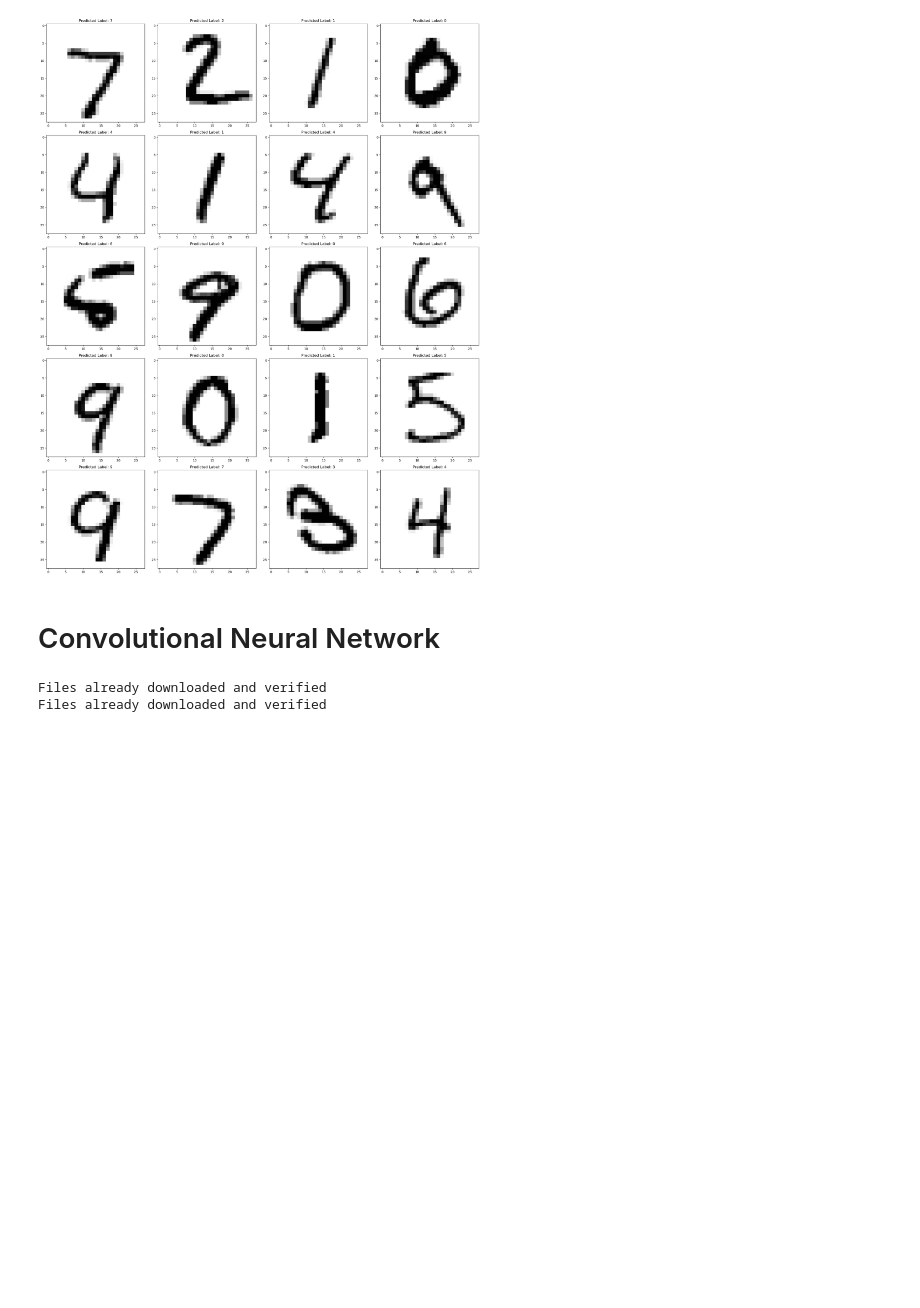
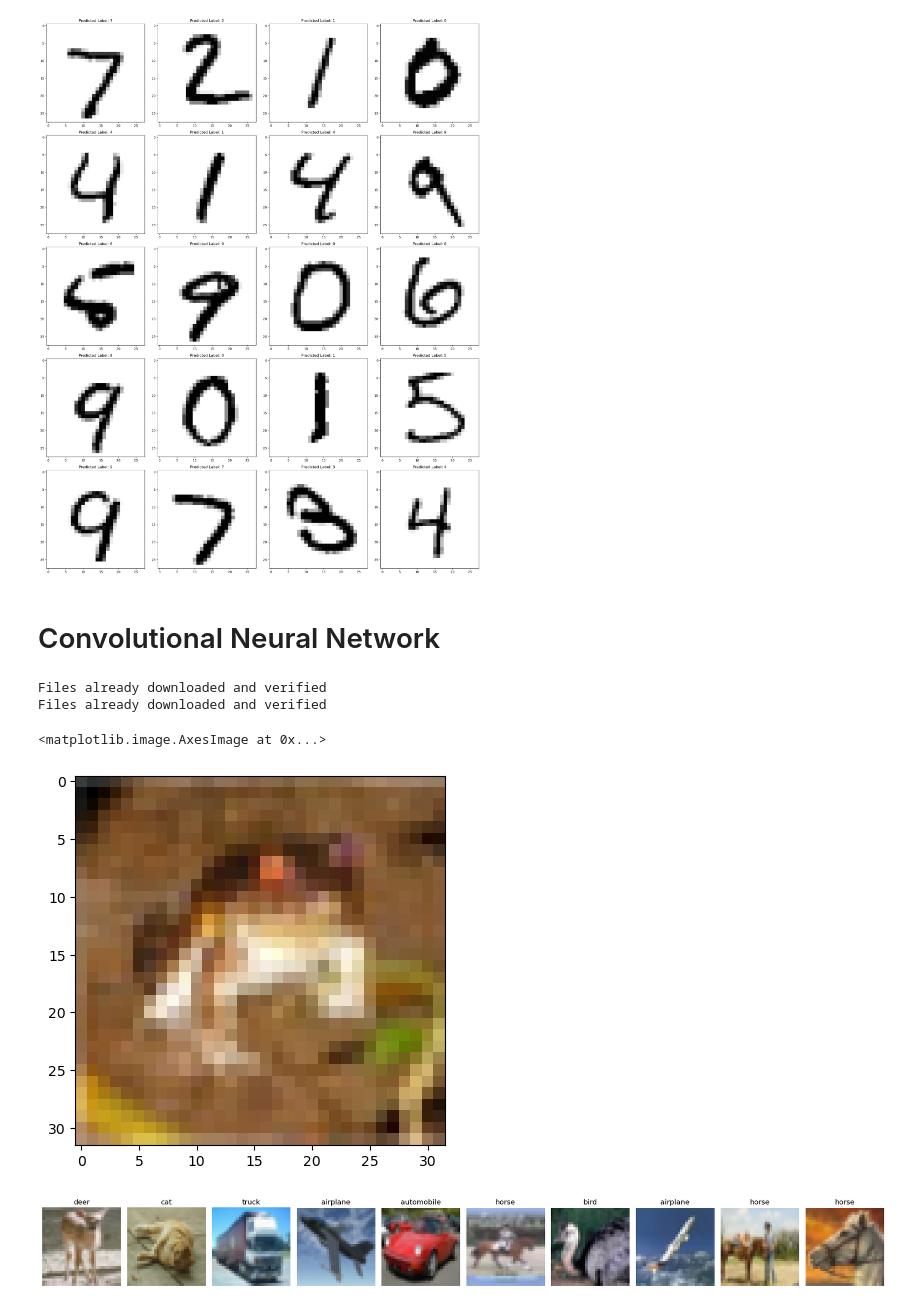
Before and after one commit to lamiselsayed/Computer-Vision-Repository, a Jupyter notebook: midterm prep/ann-cnn.ipynb, the cells around one changed output. Cells and saved outputs as stored; diff of their text form; code cells hidden in the pictures; blank space fills up the shorter version.

```diff
--- a/midterm prep/ann-cnn.ipynb
+++ b/midterm prep/ann-cnn.ipynb
@@ -500,3 +500,27 @@ testloader = DataLoader(testset, batch_size=batchsize, shuffle=True)
 # %% [output]
 Files already downloaded and verified
 Files already downloaded and verified
+# %%
+transform_back = transforms.Compose([transforms.Normalize((-1.,-1.,-1.),(2.,2.,2.)), transforms.ToPILImage()])
+
+plt.imshow(transform_back(trainset[0][0]))
+# %% [output]
+<matplotlib.image.AxesImage at 0x...>
+[figure, added]
+# %%
+images, labels = next(iter(train_dataloader))                                   # get one batch of training data
+
+idx_to_class = {value: key for key, value in trainset.class_to_idx.items()}
+
+plt.figure(figsize = (20, 30))
+
+for i in range(10):
+    plt.subplot(1, 10, i + 1)
+    plt.imshow(transform_back(images[i]))
+    plt.axis('off')
+    plt.title(idx_to_class[labels[i].item()])
+
+plt.tight_layout()
+plt.show()
+# %% [output]
+[figure, added]
```
Also changed, not shown: parts of 8 cells of this notebook.
